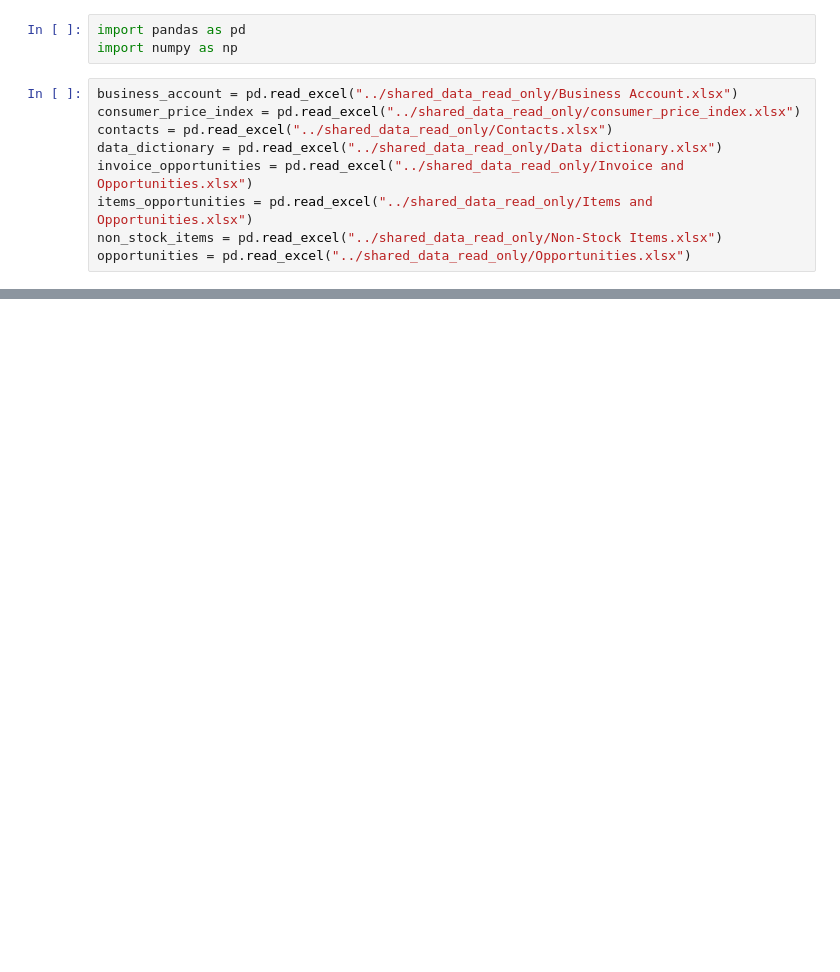
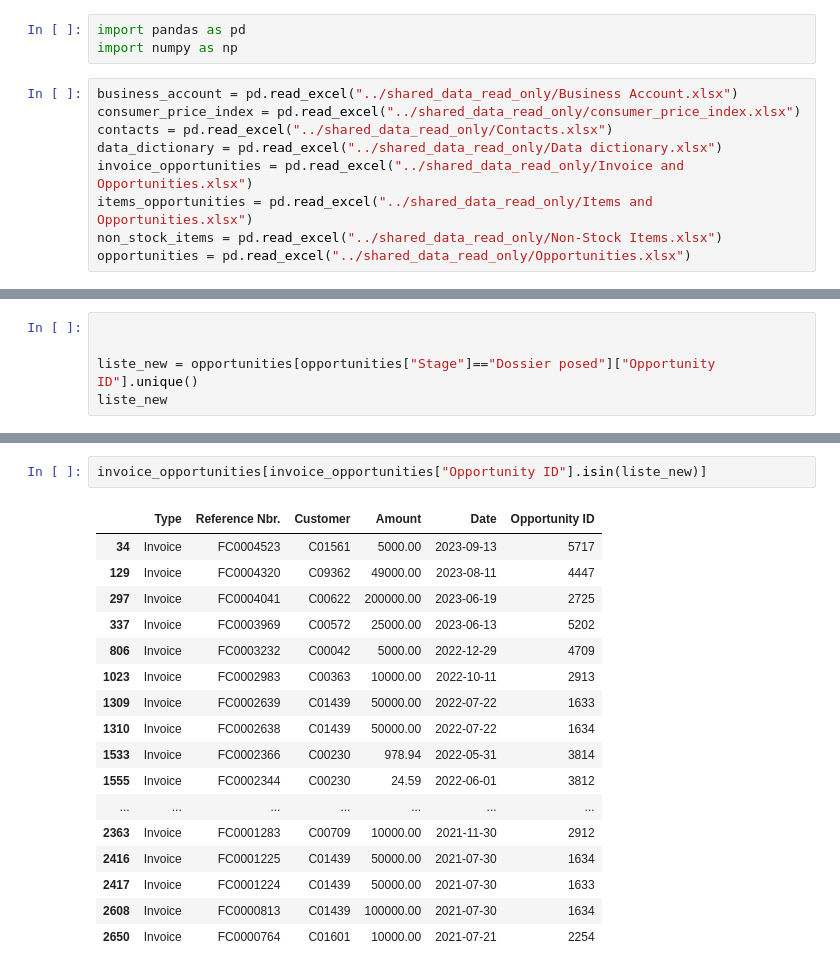
Before and after one commit to dfgparis23/Team-3, a Jupyter notebook: Supervised.ipynb, the cells around one changed output, grey strips where cells are left out. Saved outputs shown, nothing was run; the diff lists cells and outputs as text; blank space fills up the shorter version.

```diff
--- a/Supervised.ipynb
+++ b/Supervised.ipynb
@@ -29,0 +92,5 @@ df
+# %%
+
+
+liste_new = opportunities[opportunities["Stage"]=="Dossier posed"]["Opportunity ID"].unique()
+liste_new
@@ -29,0 +109,20 @@ df
+# %%
+invoice_opportunities[invoice_opportunities["Opportunity ID"].isin(liste_new)]
+# %% [output]
+|  | Type | Reference Nbr. | Customer | Amount | Date | Opportunity ID |
+| 34 | Invoice | FC0004523 | C01561 | 5000.00 | 2023-09-13 | 5717 |
+| 129 | Invoice | FC0004320 | C09362 | 49000.00 | 2023-08-11 | 4447 |
+| 297 | Invoice | FC0004041 | C00622 | 200000.00 | 2023-06-19 | 2725 |
+| 337 | Invoice | FC0003969 | C00572 | 25000.00 | 2023-06-13 | 5202 |
+| 806 | Invoice | FC0003232 | C00042 | 5000.00 | 2022-12-29 | 4709 |
+| 1023 | Invoice | FC0002983 | C00363 | 10000.00 | 2022-10-11 | 2913 |
+| 1309 | Invoice | FC0002639 | C01439 | 50000.00 | 2022-07-22 | 1633 |
+| 1310 | Invoice | FC0002638 | C01439 | 50000.00 | 2022-07-22 | 1634 |
+| 1533 | Invoice | FC0002366 | C00230 | 978.94 | 2022-05-31 | 3814 |
+| 1555 | Invoice | FC0002344 | C00230 | 24.59 | 2022-06-01 | 3812 |
+| ... | ... | ... | ... | ... | ... | ... |
+| 2363 | Invoice | FC0001283 | C00709 | 10000.00 | 2021-11-30 | 2912 |
+| 2416 | Invoice | FC0001225 | C01439 | 50000.00 | 2021-07-30 | 1634 |
+| 2417 | Invoice | FC0001224 | C01439 | 50000.00 | 2021-07-30 | 1633 |
+| 2608 | Invoice | FC0000813 | C01439 | 100000.00 | 2021-07-30 | 1634 |
+| 2650 | Invoice | FC0000764 | C01601 | 10000.00 | 2021-07-21 | 2254 |
```
Also changed, not shown: parts of 30 cells of this notebook, 3 other files.
